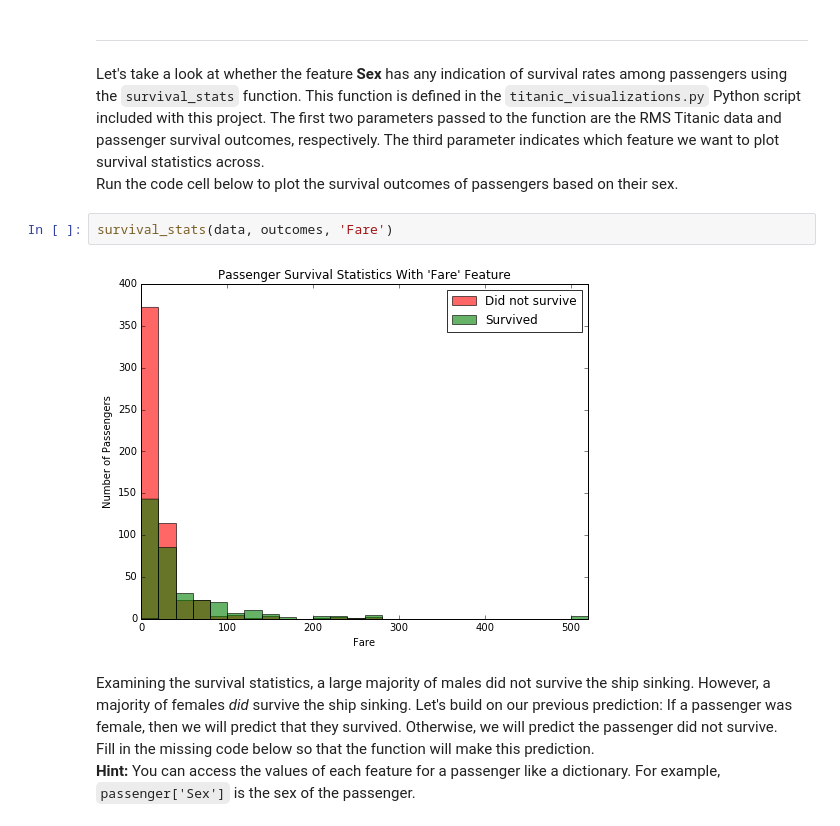
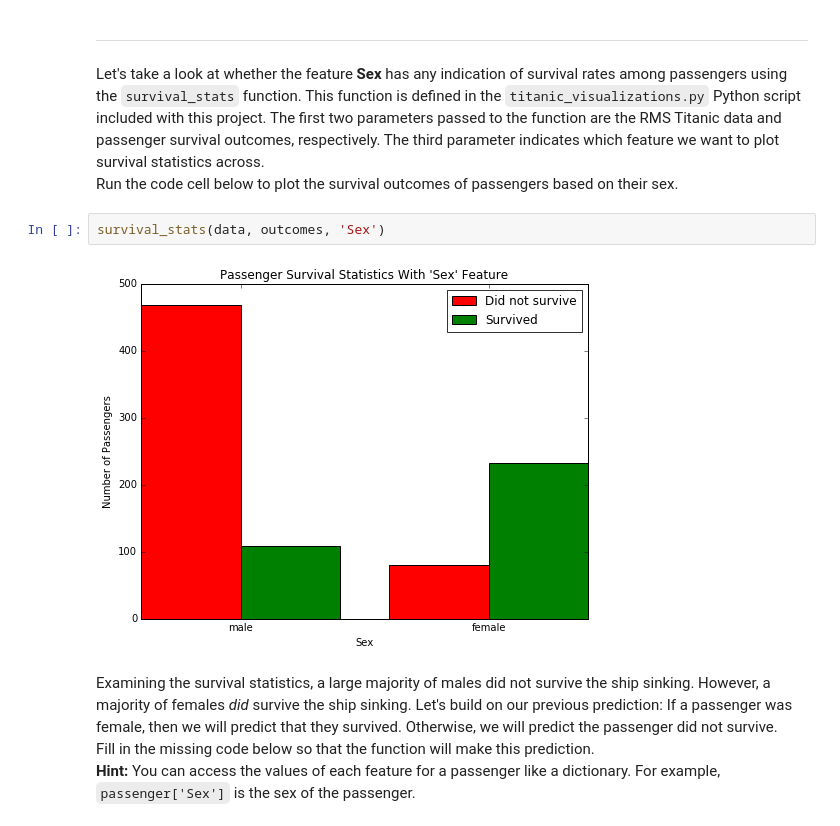
Before and after one commit to claudiordgz/Titanic-Survival-Exploration, a Jupyter notebook: titanic_survival_exploration/Titanic_Survival_Exploration.ipynb, the cells around one changed output. Drawn from its saved outputs; the diff is of its cells as text.

```diff
--- a/titanic_survival_exploration/Titanic_Survival_Exploration.ipynb
+++ b/titanic_survival_exploration/Titanic_Survival_Exploration.ipynb
@@ -126,9 +126,9 @@ Predictions have an accuracy of 61.62%.
 Let's take a look at whether the feature **Sex** has any indication of survival rates among passengers using the `survival_stats` function. This function is defined in the `titanic_visualizations.py` Python script included with this project. The first two parameters passed to the function are the RMS Titanic data and passenger survival outcomes, respectively. The third parameter indicates which feature we want to plot survival statistics across.
 Run the code cell below to plot the survival outcomes of passengers based on their sex.
 # %%
-survival_stats(data, outcomes, 'Fare')
+survival_stats(data, outcomes, 'Sex')
 # %% [output]
-[figure, old version]
+[figure, new version]
 # %% [markdown]
 Examining the survival statistics, a large majority of males did not survive the ship sinking. However, a majority of females *did* survive the ship sinking. Let's build on our previous prediction: If a passenger was female, then we will predict that they survived. Otherwise, we will predict the passenger did not survive.
 Fill in the missing code below so that the function will make this prediction.
```
Also changed, not shown: parts of 2 cells of this notebook, 1 other file.
